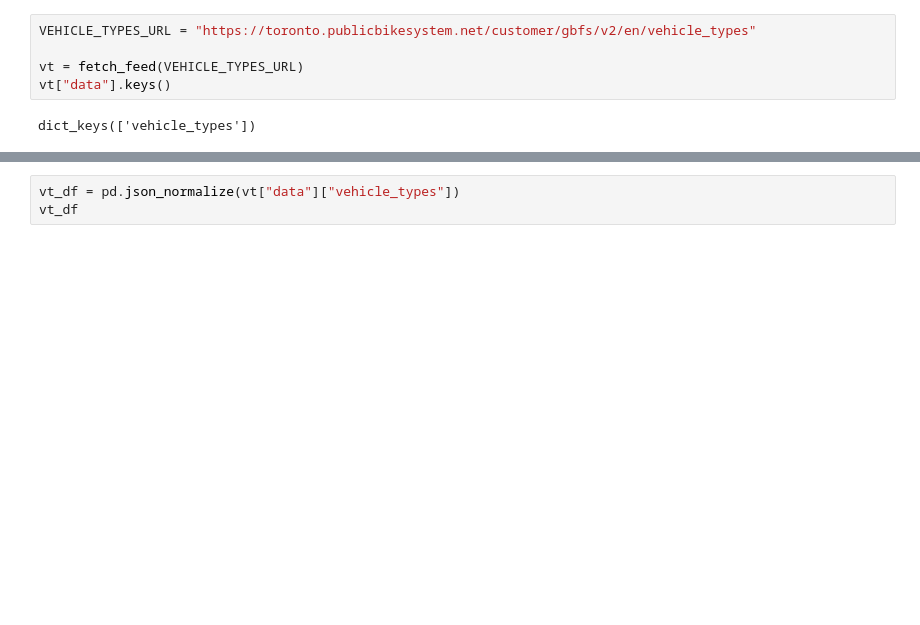
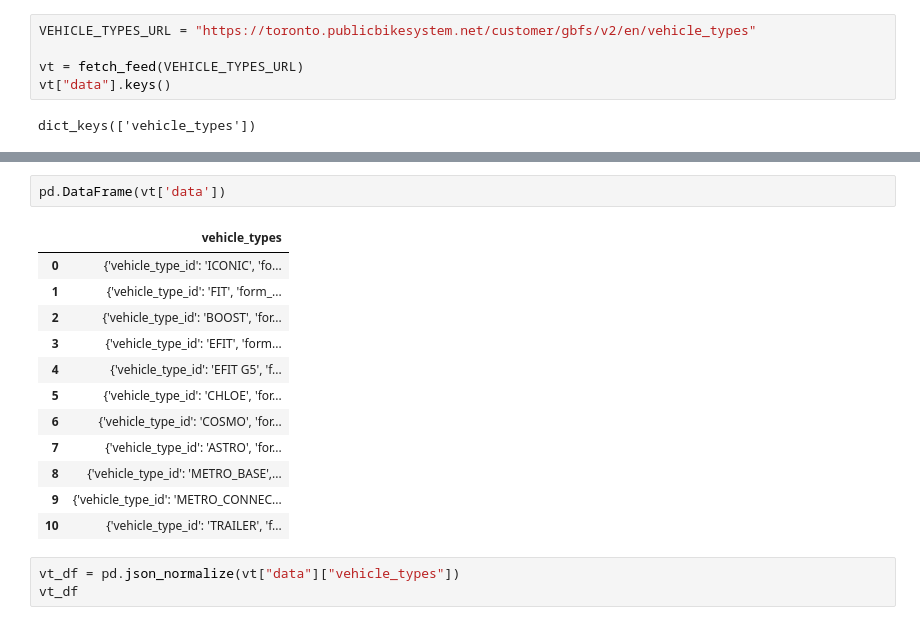
Before and after one commit to jrpaul08/Bikeshare-Toronto-MCP, a Jupyter notebook: notebooks/01_explore_feed.ipynb, the cells around one changed output, grey strips where cells are left out. Saved outputs shown, nothing was run; the diff lists cells and outputs as text; blank space fills up the shorter version.

```diff
--- a/notebooks/01_explore_feed.ipynb
+++ b/notebooks/01_explore_feed.ipynb
@@ -207,3 +267,18 @@ dict_keys(['vehicle_types'])
+# %%
+pd.DataFrame(vt['data'])
+# %% [output]
+|  | vehicle_types |
+| 0 | {'vehicle_type_id': 'ICONIC', 'fo... |
+| 1 | {'vehicle_type_id': 'FIT', 'form_... |
+| 2 | {'vehicle_type_id': 'BOOST', 'for... |
+| 3 | {'vehicle_type_id': 'EFIT', 'form... |
+| 4 | {'vehicle_type_id': 'EFIT G5', 'f... |
+| 5 | {'vehicle_type_id': 'CHLOE', 'for... |
+| 6 | {'vehicle_type_id': 'COSMO', 'for... |
+| 7 | {'vehicle_type_id': 'ASTRO', 'for... |
+| 8 | {'vehicle_type_id': 'METRO_BASE',... |
+| 9 | {'vehicle_type_id': 'METRO_CONNEC... |
+| 10 | {'vehicle_type_id': 'TRAILER', 'f... |
 # %%
 vt_df = pd.json_normalize(vt["data"]["vehicle_types"])
 vt_df
```
Also changed, not shown: parts of 23 cells of this notebook.
